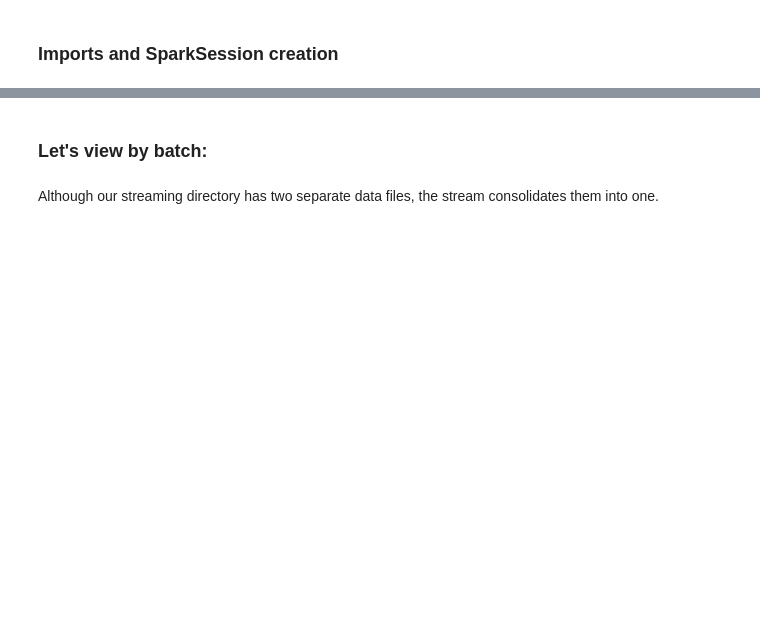
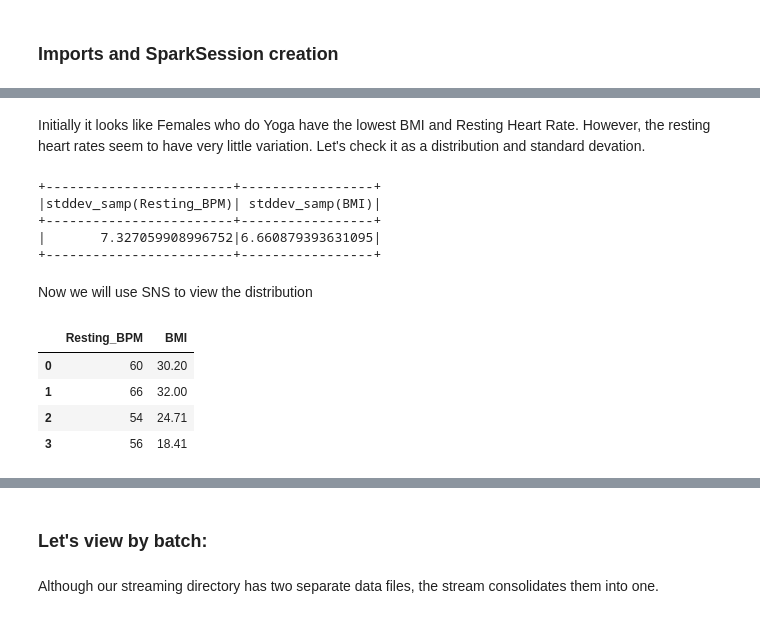
Before and after one commit to kklimov1/AngularSparkDataScienceProject, a Jupyter notebook: healthAnalysis.ipynb, the cells around one changed output, grey strips where cells are left out. Cells and saved outputs as stored; diff of their text form; code cells hidden in the pictures; blank space fills up the shorter version.

```diff
--- a/healthAnalysis.ipynb
+++ b/healthAnalysis.ipynb
@@ -39,0 +76,21 @@ only showing top 3 rows
+# %% [markdown]
+Initially it looks like Females who do Yoga have the lowest BMI and Resting Heart Rate. However, the resting heart rates seem to have very little variation. Let's check it as a distribution and standard devation.
+# %%
+df.select( stddev("Resting_BPM"), stddev("BMI")).show()
+# %% [output]
++------------------------+-----------------+
+|stddev_samp(Resting_BPM)| stddev_samp(BMI)|
++------------------------+-----------------+
+|       7.327059908996752|6.660879393631095|
++------------------------+-----------------+
+# %% [markdown]
+Now we will use SNS to view the distribution
+# %%
+df_bpm_bmi = df.select( col("Resting_BPM"), df.BMI).toPandas(['Resting'])
+df_bpm_bmi.head(4)
+# %% [output]
+|  | Resting_BPM | BMI |
+| 0 | 60 | 30.20 |
+| 1 | 66 | 32.00 |
+| 2 | 54 | 24.71 |
+| 3 | 56 | 18.41 |
```
Also changed, not shown: parts of 16 cells of this notebook.
